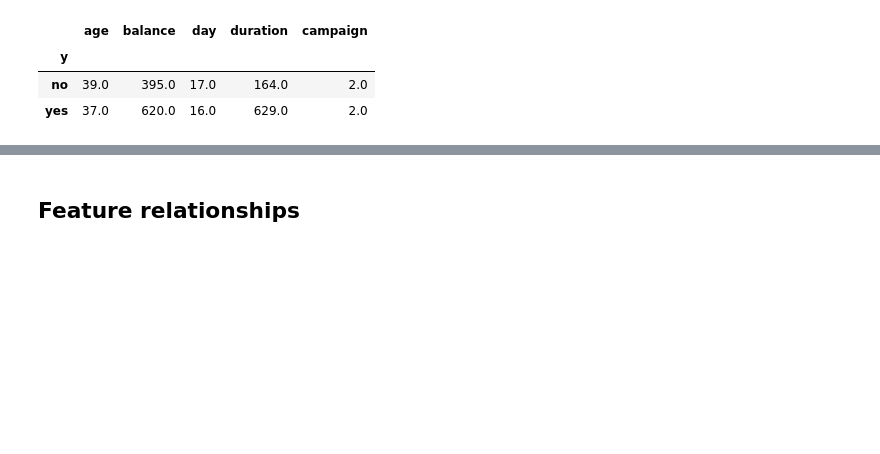
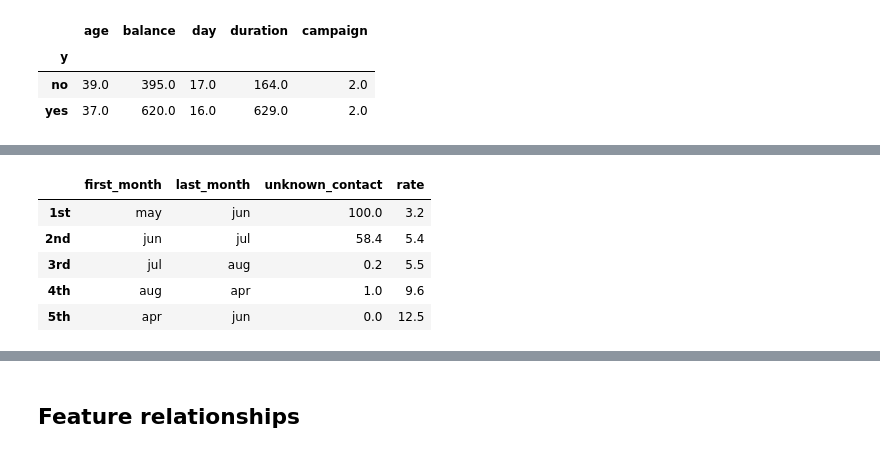
Before and after one commit to roshanbytes/term-deposit-subscription-prediction, a Jupyter notebook: notebooks/exploration/01_eda.ipynb, the cells around one changed output, grey strips where cells are left out. Cells and saved outputs as stored; diff of their text form; code cells hidden in the pictures; blank space fills up the shorter version.

```diff
--- a/notebooks/exploration/01_eda.ipynb
+++ b/notebooks/exploration/01_eda.ipynb
@@ -420,0 +501,19 @@ plt.show()
+# %%
+row_fifth = pd.qcut(np.arange(len(df)), 5, labels=["1st", "2nd", "3rd", "4th", "5th"])
+unknown_contact = df["contact"].eq("unknown")
+
+pd.DataFrame(
+    {
+        "first_month": df["month"].groupby(row_fifth).first(),
+        "last_month": df["month"].groupby(row_fifth).last(),
+        "unknown_contact": unknown_contact.groupby(row_fifth).mean().mul(100).round(1),
+        "rate": subscribed.groupby(row_fifth).mean().mul(100).round(1),
+    }
+)
+# %% [output]
+|  | first_month | last_month | unknown_contact | rate |
+| 1st | may | jun | 100.0 | 3.2 |
+| 2nd | jun | jul | 58.4 | 5.4 |
+| 3rd | jul | aug | 0.2 | 5.5 |
+| 4th | aug | apr | 1.0 | 9.6 |
+| 5th | apr | jun | 0.0 | 12.5 |
```
Also changed, not shown: parts of 64 cells of this notebook, 4 other files.
